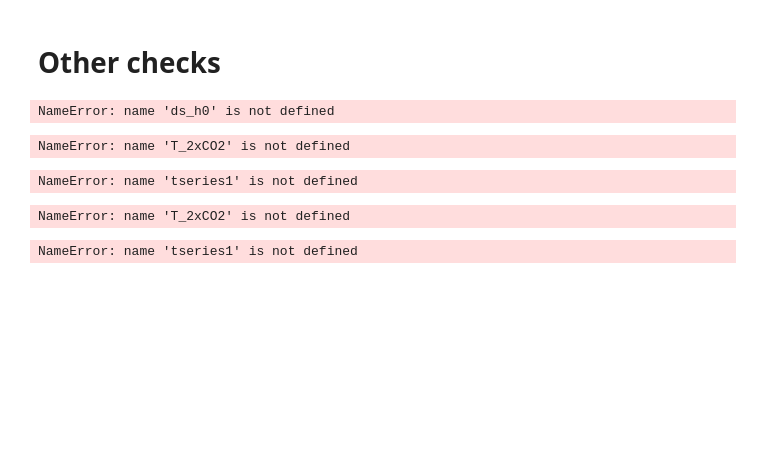
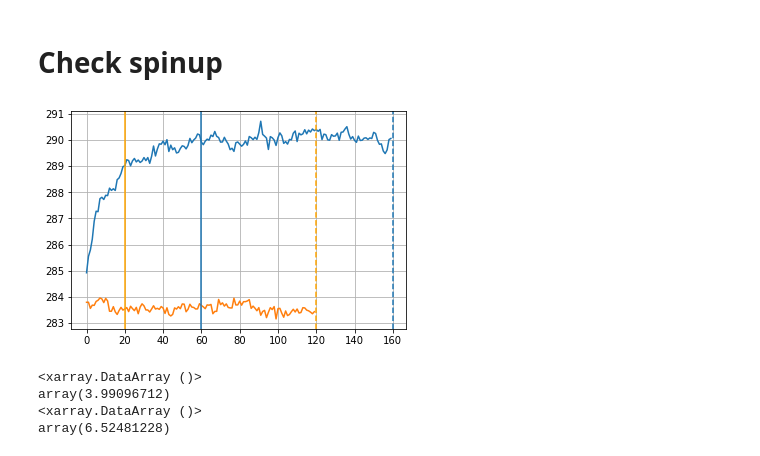
Before and after one commit to czarakas/coupled_PPE, a Jupyter notebook: code/06_analyze_simulations/generate_figures/03_Pattern_of_temp_change.ipynb, the cells around one changed output. Cells and saved outputs as stored; diff of their text form; code cells hidden in the pictures; blank space fills up the shorter version.

Commit message:
Cleaned paper plots

```diff
--- a/code/06_analyze_simulations/generate_figures/03_Pattern_of_temp_change.ipynb
+++ b/code/06_analyze_simulations/generate_figures/03_Pattern_of_temp_change.ipynb
@@ -47,5 +39,3 @@ fpath_out='/glade/work/czarakas/coupled_PPE/data/data_for_figures/response_to_CO
 ds_TS=delta_T.to_dataset(name='TS')
 fname='Reponse_2xCO2_AnnualMean_Full.nc'
 ds_TS.to_netcdf(fpath_out+fname)
-# %% [markdown]
-# Other checks
@@ -59,26 +42,27 @@ ds_TS.to_netcdf(fpath_out+fname)
+# %% [markdown]
+# Check spinup
+# %%
+T_1xCO2_annual=calculate_annual_timeseries(T_1xCO2.TS).reindex_like(landweights2, method='nearest',tolerance=0.05)
+T_1xCO2_annual_avg=(T_1xCO2_annual*landweights2).sum(dim=['lat','lon'])
+
+T_2xCO2_annual=calculate_annual_timeseries(T_2xCO2.TS).reindex_like(landweights2, method='nearest',tolerance=0.05)
+T_2xCO2_annual_avg=(T_2xCO2_annual*landweights2).sum(dim=['lat','lon'])
+# %%
+plt.plot(T_2xCO2_annual_avg)
+plt.plot(T_1xCO2_annual_avg)
+plt.axvline(x=20,color='orange')
+plt.axvline(x=60)
+plt.axvline(x=120,color='orange',linestyle='--')
+plt.axvline(x=160,linestyle='--')
+plt.grid()
+# %% [output]
+[figure, added]
 # %%
-weight_factor = ds_h0.gw / ds_h0.gw.mean(dim='lat')
+#weight_factor = ds_h0.gw / ds_h0.gw.mean(dim='lat')
+print((delta_T*weight_factor_atm).mean(dim=['lat','lon']))
+print((delta_T*landweights).mean(dim=['lat','lon']))
 # %% [output]
-NameError: name 'ds_h0' is not defined
+<xarray.DataArray ()>
+array(3.99096712)
+<xarray.DataArray ()>
+array(6.52481228)
-# %%
-tseries=((T_2xCO2.TS.reindex_like(landweights, method='nearest',tolerance=0.05)*landweights).groupby('time.year').mean()*landweights).mean(dim=['lat','lon'])
-tseries1=((T_1xCO2.TS.reindex_like(landweights, method='nearest',tolerance=0.05)*landweights).groupby('time.year').mean()*landweights).mean(dim=['lat','lon'])
-# %% [output]
-NameError: name 'T_2xCO2' is not defined
-# %%
-plt.plot(tseries1,'.-k')
-plt.plot(tseries,'.-')
-#plt.xlim([-10,100])
-# %% [output]
-NameError: name 'tseries1' is not defined
-# %%
-tseries=((T_2xCO2.TS.reindex_like(landweights, method='nearest',tolerance=0.05)*landweights)*landweights).mean(dim=['lat','lon'])
-tseries1=((T_1xCO2.TS.reindex_like(landweights, method='nearest',tolerance=0.05)*landweights)*landweights).mean(dim=['lat','lon'])
-# %% [output]
-NameError: name 'T_2xCO2' is not defined
-# %%
-plt.plot(tseries1,'.-k')
-plt.plot(tseries,'.-')
-plt.xlim([-10,100])
-# %% [output]
-NameError: name 'tseries1' is not defined
```
Also changed, not shown: parts of 13 cells of this notebook, 31 other files.
